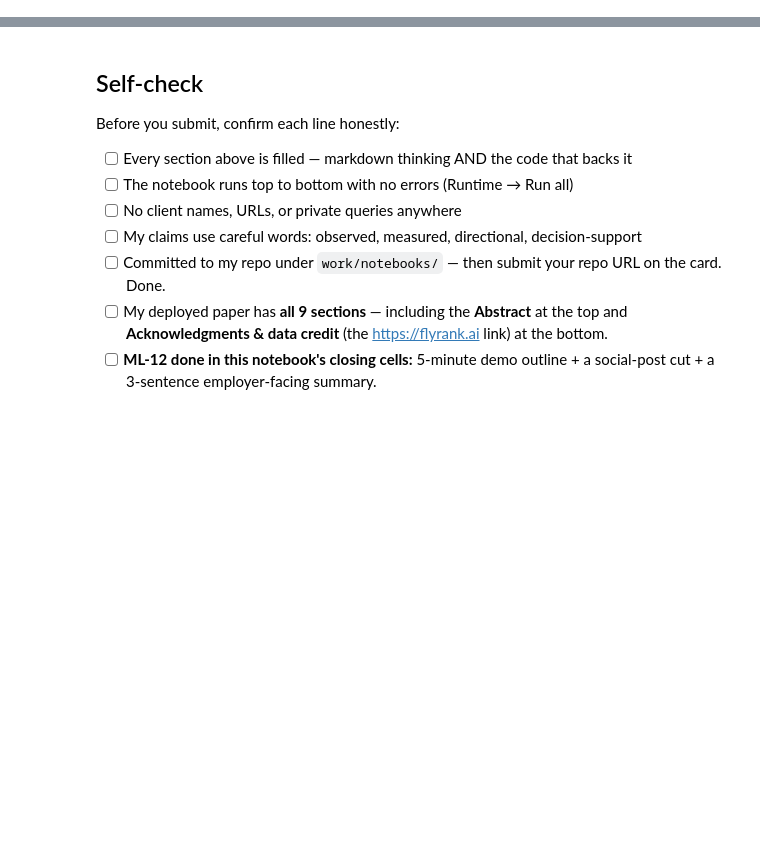
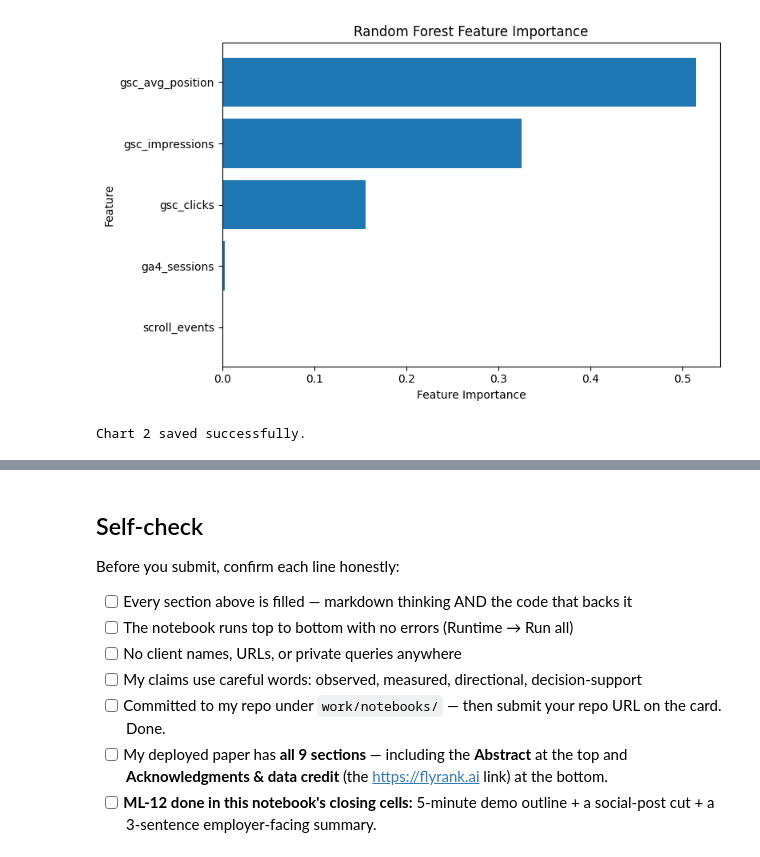
Before and after one commit to Yash1014-code/flyrank-internship-ml, a Jupyter notebook: work/notebooks/capstone.ipynb, the cells around one changed output, grey strips where cells are left out. Drawn from its saved outputs; the diff is of its cells as text; code cells hidden in the pictures; blank space fills up the shorter version.

```diff
--- a/work/notebooks/capstone.ipynb
+++ b/work/notebooks/capstone.ipynb
@@ -36,0 +137,40 @@ This skeleton is yours to fill. Work the sections **in order** — each one has
+# %%
+import matplotlib.pyplot as plt
+
+features = [
+    "gsc_avg_position",
+    "gsc_impressions",
+    "gsc_clicks",
+    "ga4_sessions",
+    "scroll_events"
+]
+
+importance = [
+    0.515397,
+    0.325163,
+    0.156110,
+    0.002836,
+    0.000495
+]
+
+plt.figure(figsize=(8, 5))
+
+plt.barh(features[::-1], importance[::-1])
+
+plt.xlabel("Feature Importance")
+plt.ylabel("Feature")
+plt.title("Random Forest Feature Importance")
+plt.tight_layout()
+
+plt.savefig(
+    "./work/figures/w08_feature_importance.png",
+    dpi=160,
+    bbox_inches="tight"
+)
+
+plt.show()
+
+print("Chart 2 saved successfully.")
+# %% [output]
+[figure, added]
+Chart 2 saved successfully.
```
Also changed, not shown: parts of 23 cells of this notebook.
